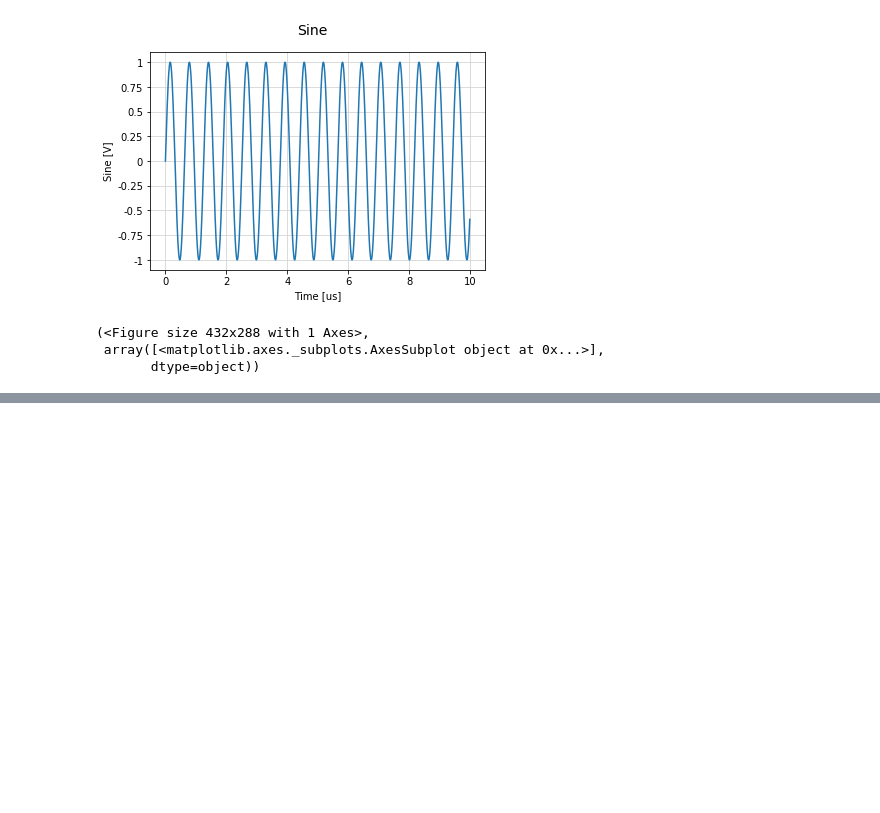
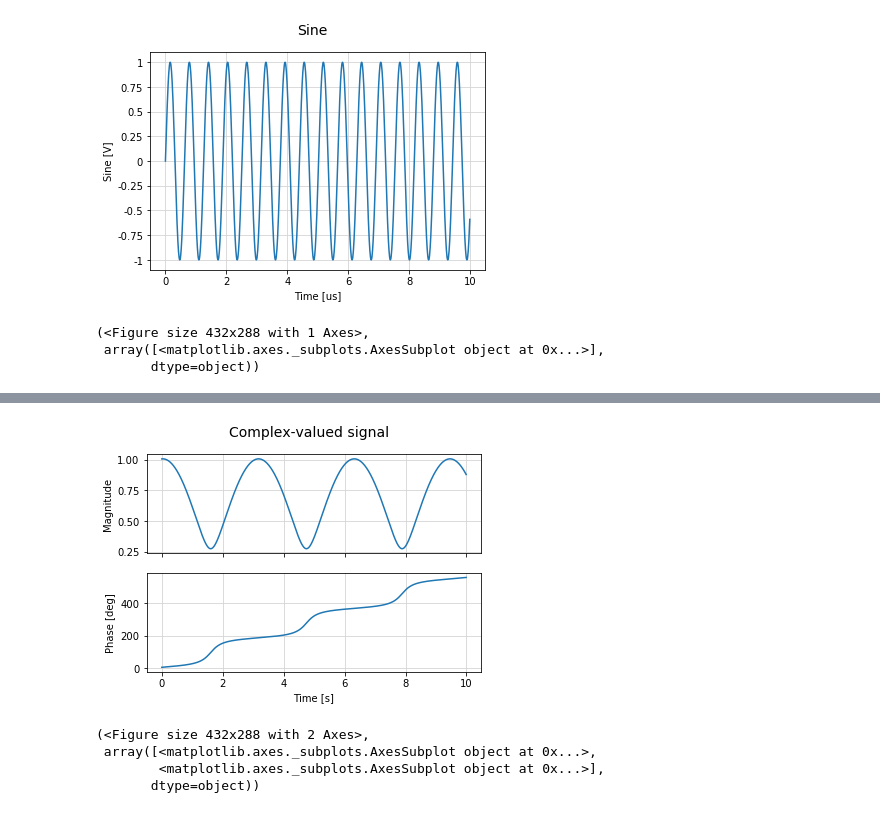
Before and after one commit to animaviridis/signum, a Jupyter notebook: examples/ex1.ipynb, the cells around one changed output, grey strips where cells are left out. Drawn from its saved outputs; the diff is of its cells as text; code cells hidden in the pictures; blank space fills up the shorter version.

```diff
--- a/examples/ex1.ipynb
+++ b/examples/ex1.ipynb
@@ -17,0 +56,13 @@ s1.display()
+# %%
+t = np.arange(SIZE) * 0.01
+sc = np.cos(t) + 1j*0.3*np.sin(t+0.4)
+sc = TimeDomainSignal(sc, f_sampling=FS, description='Complex-valued signal')
+# %%
+# default: Bode plot - magnitude and phase
+sc.display()
+# %% [output]
+[figure, added]
+(<Figure size 432x288 with 2 Axes>,
+ array([<matplotlib.axes._subplots.AxesSubplot object at 0x...>,
+        <matplotlib.axes._subplots.AxesSubplot object at 0x...>],
+       dtype=object))
```
Also changed, not shown: parts of 19 cells of this notebook.
